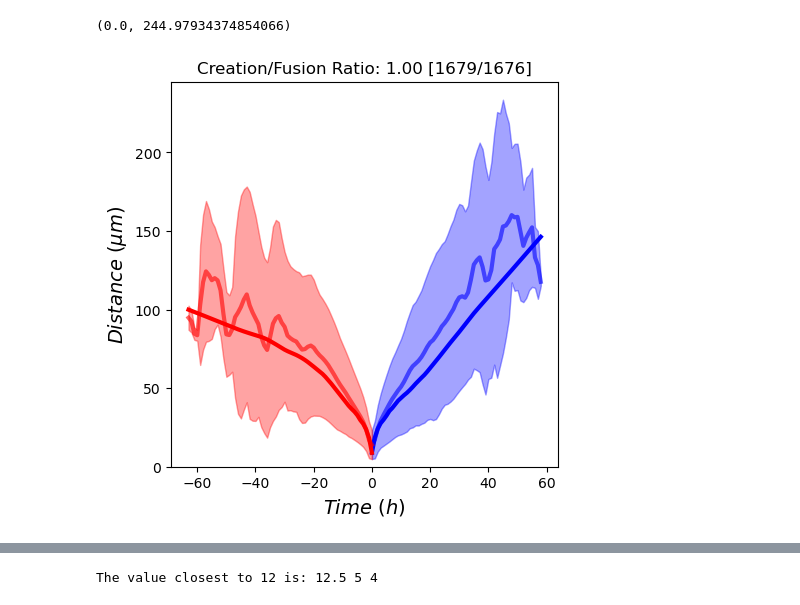
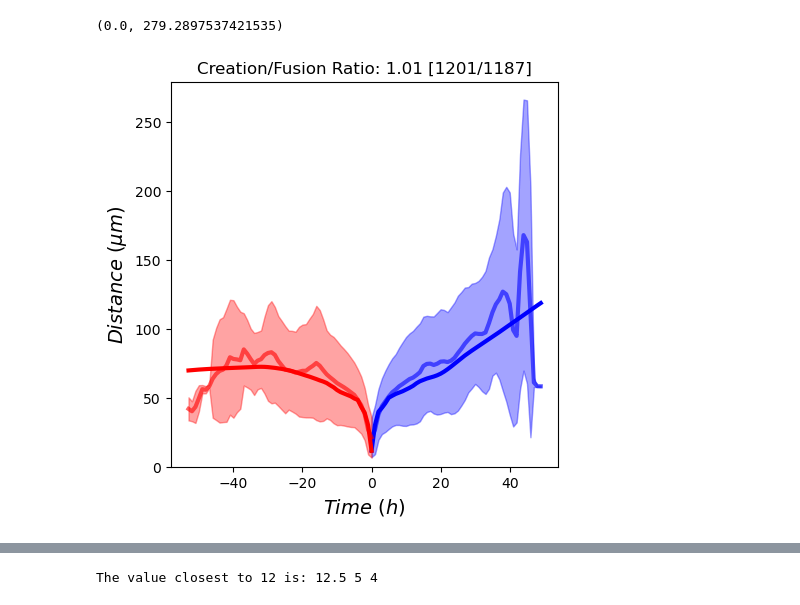
Before and after one commit to viciya/nematics, a Jupyter notebook: nematics/journals/defect_FusionCreation.ipynb, the cells around one changed output, grey strips where cells are left out. Drawn from its saved outputs; the diff is of its cells as text; code cells hidden in the pictures.

```diff
--- a/nematics/journals/defect_FusionCreation.ipynb
+++ b/nematics/journals/defect_FusionCreation.ipynb
@@ -51,11 +58,11 @@ win = 1
 track_len = 3
 
 # all_pairs_df = pd.read_csv(r"C:\Users\victo\OneDrive - BGU\Dov\output_HBEC_s2.csv").dropna(subset=["min_id","creation"])
-# all_pairs_df = pd.read_csv(r"C:\Users\victo\OneDrive - BGU\Dov\output_HBEC_s23456.csv").dropna(subset=["min_id","creation"])
+all_pairs_df = pd.read_csv(r"C:\Users\victo\OneDrive - BGU\Dov\output_HBEC_s23456.csv").dropna(subset=["min_id","creation"])
 # all_pairs_df = pd.read_csv(r"C:\Users\victo\OneDrive - BGU\Dov\output_RPE1.csv").dropna(subset=["min_id","creation"])
 # all_pairs_df = pd.read_csv(r"C:\Users\victo\OneDrive - BGU\Dov\output_C2C12_s2.csv").dropna(subset=["min_id","creation"])
 # all_pairs_df = pd.read_csv(r"C:\Users\victo\OneDrive - BGU\Dov\output_bacteria6_right2.csv").dropna(subset=["min_id","creation"])
-all_pairs_df = pd.read_csv(r"C:\Users\victo\OneDrive - BGU\Dov\output_bacteria6_all.csv").dropna(subset=["min_id","creation"])
+# all_pairs_df = pd.read_csv(r"C:\Users\victo\OneDrive - BGU\Dov\output_bacteria6_all.csv").dropna(subset=["min_id","creation"])
 
 
 all_pairs_df.fuse_up = all_pairs_df.fuse_up.astype("bool")
@@ -73,34 +80,34 @@ df_all = pd.concat([df_cr, df_fuse])
 # for color,df in zip(["b","r","k"], [df_cr, df_fuse, df_all]):
 for color,df in zip(["b","r"], [df_cr, df_fuse]):
     df_ = plot_rolling_average(df, ax1, "distance", "track_frame", win=win, show=~show, color=color, avfunc=np.mean, stdfunc=np.std)
     if not show:
         # ax1.plot(df_.track_frame/12, df_.distance_ave*.74, color, linewidth=3)
         ax1.fill_between(df_.track_frame,
                         (df_.distance_ave-df_.distance_std),
                         (df_.distance_ave+df_.distance_std),
                         color=color, alpha=.2)
         # break
 
     df = df.sort_values('track_frame')
     # Apply LOWESS smoothing
     lowess = sm.nonparametric.lowess
     smoothed = lowess(df['distance'], df['track_frame'], frac=1./6.)  # Adjust frac for smoothing level
     # Create a new DataFrame for the smoothed values
     smoothed_df = pd.DataFrame(smoothed, columns=['track_frame', 'smoothed_distance'])
     ax1.plot(smoothed_df['track_frame'], smoothed_df['smoothed_distance'], color=color, linewidth=3, label='Smoothed Distance')
 
 
 cr_n = len(all_pairs_df.plus_id[all_pairs_df.creation].unique())
 fuse_n = len(all_pairs_df.plus_id[all_pairs_df.fusion].unique())
 
 plt.title("Creation/Fusion Ratio: %.4s [%.4s/%.4s]" % (cr_n/fuse_n, cr_n, fuse_n))
 ax1.set_xlabel("$Time ~(h)$", fontsize=14); ax1.set_ylabel("$Distance ~(\mu m)$", fontsize=14)
 ax1.set_ylim([0,None])
 # ax1.set_xlim([-3.7,3.7])
 # fig.savefig(r"C:\Users\victo\OneDrive - BGU\BEER\DefectInter paper\Images\binding ave bacteria.svg")
 # fig.savefig(r"C:\Users\victo\OneDrive - BGU\BEER\DefectInter paper\Images\binding ave HBEC.svg")
 # %% [output]
-(0.0, 244.97934374854066)
+(0.0, 279.2897537421535)
-[figure, old version]
+[figure, new version]
 # %%
 def find_pair_origin(group, xp='xp', yp='yp', xm='xm', ym='ym', dist='distance', fuse=True, dist0=12.):
```
Also changed, not shown: parts of 4 cells of this notebook.
